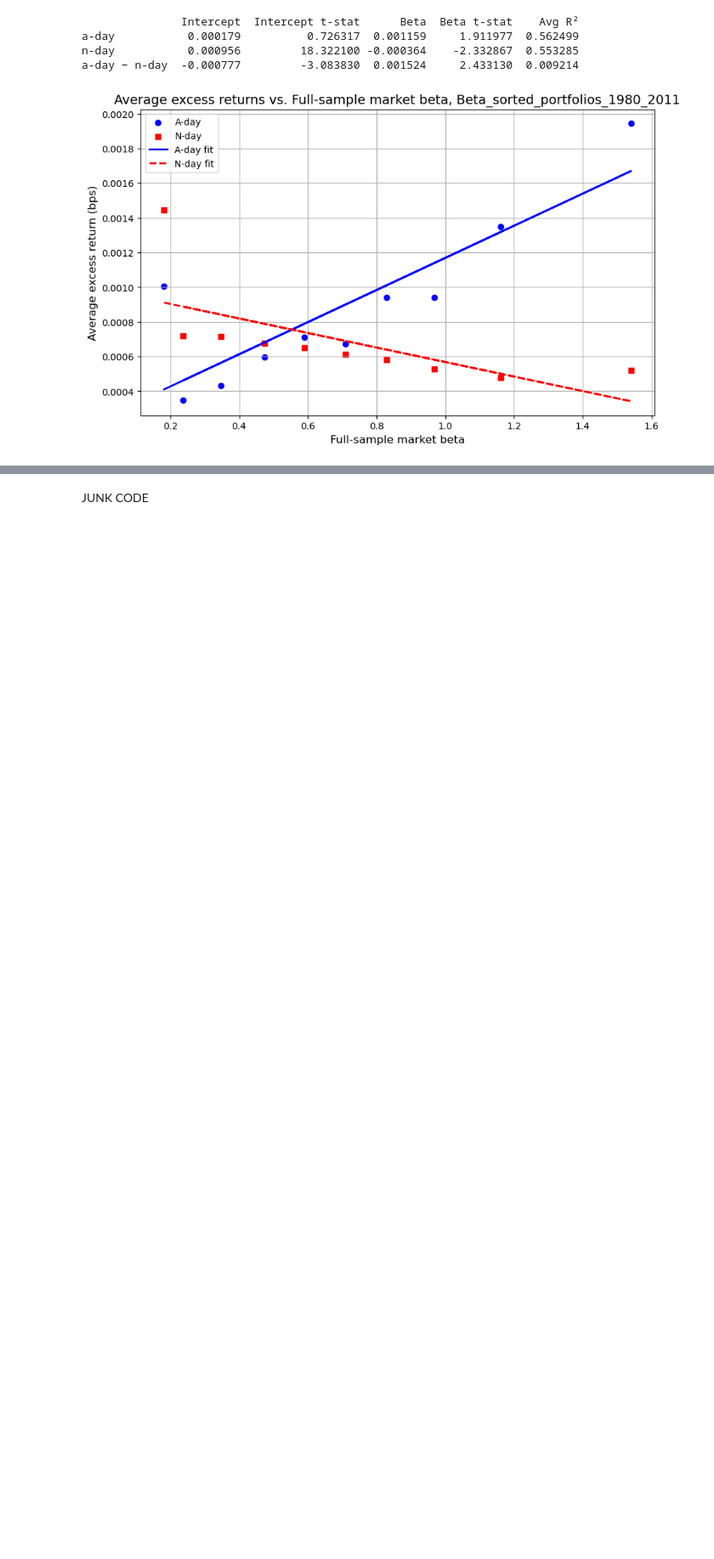
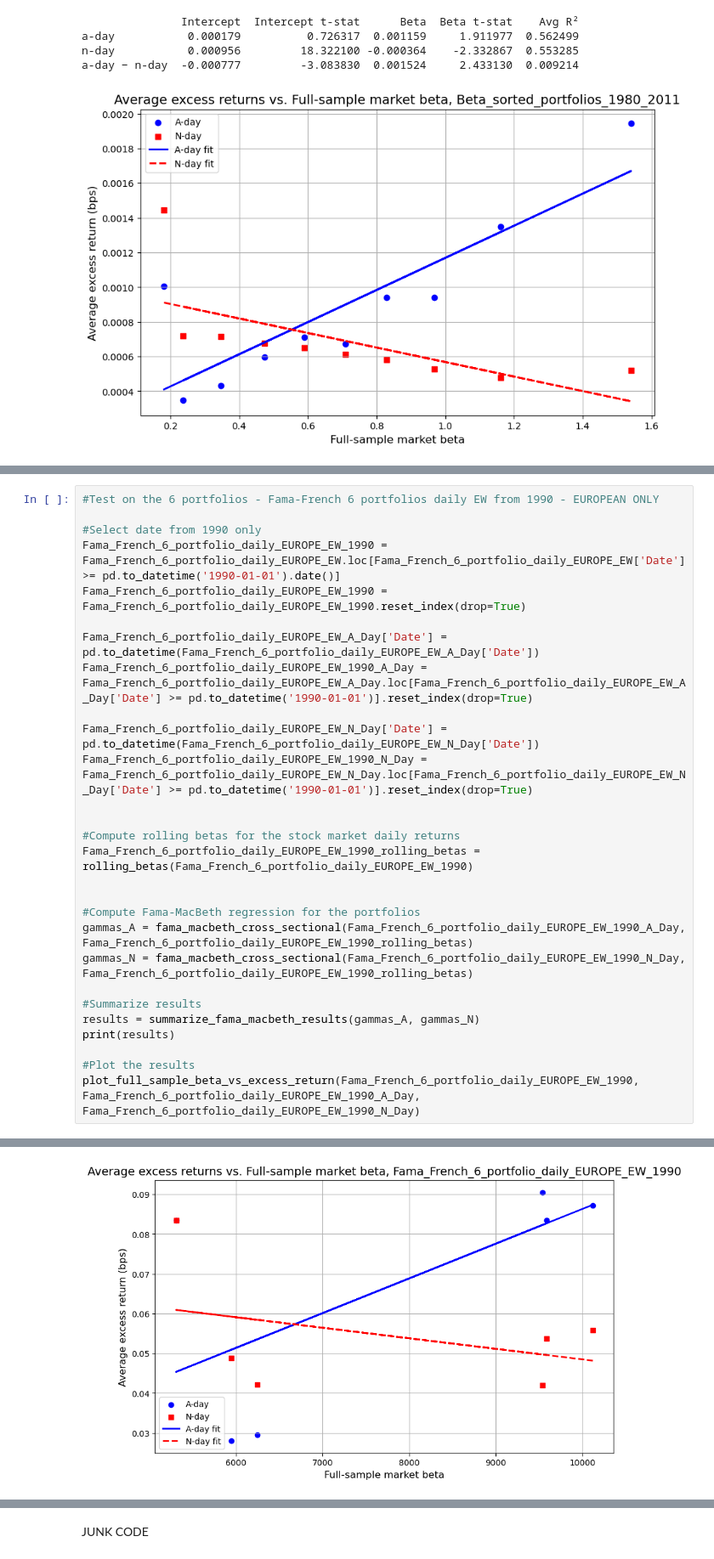
Before and after one commit to carolinebazeli/Memoire_HEC, a Jupyter notebook: memoire.ipynb, the cells around one changed output, grey strips where cells are left out. Shown at 85% size. Saved outputs shown, nothing was run; the diff lists cells and outputs as text; blank space fills up the shorter version.

```diff
--- a/memoire.ipynb
+++ b/memoire.ipynb
@@ -1108,0 +1256,29 @@ a-day − n-day  -0.000777         -3.083830  0.001524     2.433130  0.009214
+# %%
+#Test on the 6 portfolios - Fama-French 6 portfolios daily EW from 1990 - EUROPEAN ONLY
+
+#Select date from 1990 only
+Fama_French_6_portfolio_daily_EUROPE_EW_1990 = Fama_French_6_portfolio_daily_EUROPE_EW.loc[Fama_French_6_portfolio_daily_EUROPE_EW['Date'] >= pd.to_datetime('1990-01-01').date()]
+Fama_French_6_portfolio_daily_EUROPE_EW_1990 = Fama_French_6_portfolio_daily_EUROPE_EW_1990.reset_index(drop=True)
+
+Fama_French_6_portfolio_daily_EUROPE_EW_A_Day['Date'] = pd.to_datetime(Fama_French_6_portfolio_daily_EUROPE_EW_A_Day['Date'])
+Fama_French_6_portfolio_daily_EUROPE_EW_1990_A_Day = Fama_French_6_portfolio_daily_EUROPE_EW_A_Day.loc[Fama_French_6_portfolio_daily_EUROPE_EW_A_Day['Date'] >= pd.to_datetime('1990-01-01')].reset_index(drop=True)
+
+Fama_French_6_portfolio_daily_EUROPE_EW_N_Day['Date'] = pd.to_datetime(Fama_French_6_portfolio_daily_EUROPE_EW_N_Day['Date'])
+Fama_French_6_portfolio_daily_EUROPE_EW_1990_N_Day = Fama_French_6_portfolio_daily_EUROPE_EW_N_Day.loc[Fama_French_6_portfolio_daily_EUROPE_EW_N_Day['Date'] >= pd.to_datetime('1990-01-01')].reset_index(drop=True)
+
+
+#Compute rolling betas for the stock market daily returns
+Fama_French_6_portfolio_daily_EUROPE_EW_1990_rolling_betas = rolling_betas(Fama_French_6_portfolio_daily_EUROPE_EW_1990)
+
+
+#Compute Fama-MacBeth regression for the portfolios
+gammas_A = fama_macbeth_cross_sectional(Fama_French_6_portfolio_daily_EUROPE_EW_1990_A_Day, Fama_French_6_portfolio_daily_EUROPE_EW_1990_rolling_betas)
+gammas_N = fama_macbeth_cross_sectional(Fama_French_6_portfolio_daily_EUROPE_EW_1990_N_Day, Fama_French_6_portfolio_daily_EUROPE_EW_1990_rolling_betas)
+
+#Summarize results
+results = summarize_fama_macbeth_results(gammas_A, gammas_N)
+print(results)
+
+#Plot the results
+plot_full_sample_beta_vs_excess_return(Fama_French_6_portfolio_daily_EUROPE_EW_1990, Fama_French_6_portfolio_daily_EUROPE_EW_1990_A_Day, Fama_French_6_portfolio_daily_EUROPE_EW_1990_N_Day)
+# %% [output]
@@ -1108,0 +1289 @@ a-day − n-day  -0.000777         -3.083830  0.001524     2.433130  0.009214
+[figure, added]
```
Also changed, not shown: parts of 12 cells of this notebook.
